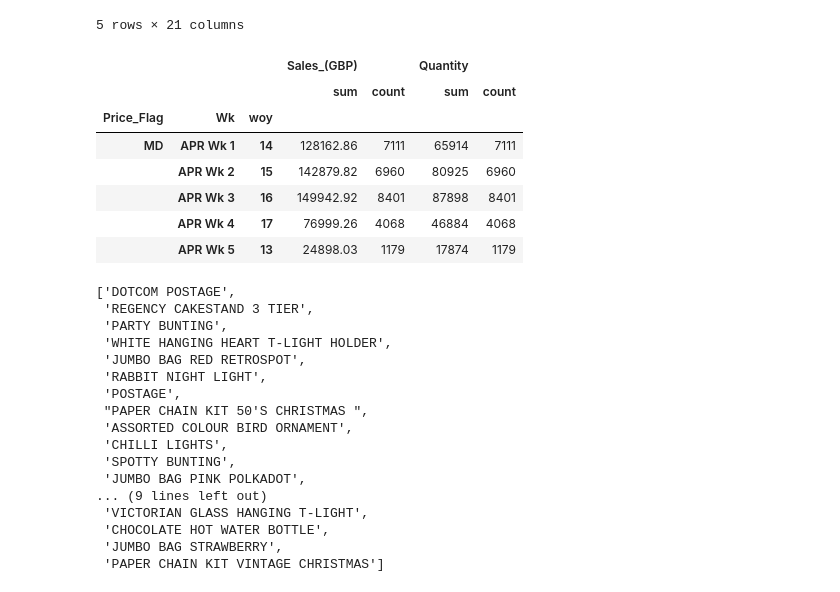
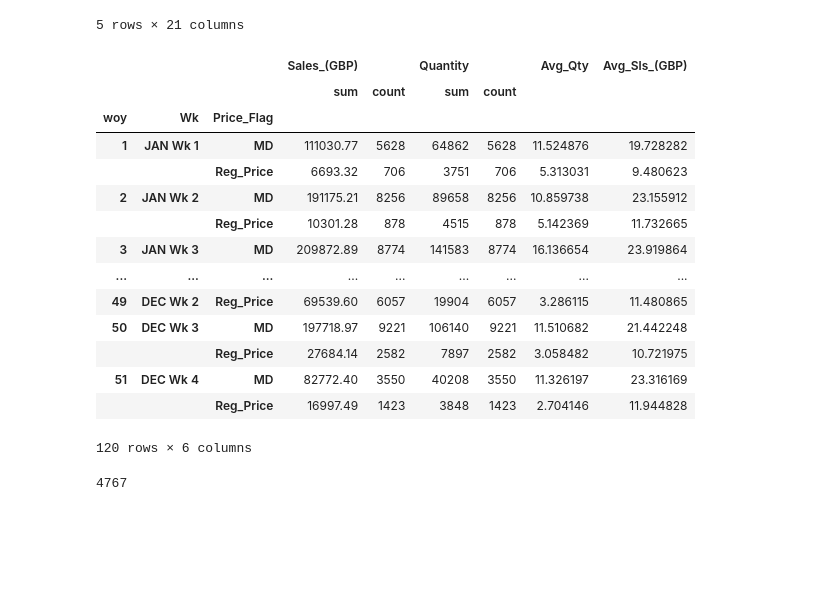
Before and after one commit to axpinkerton/projects, a Jupyter notebook: proj1nb.ipynb, the cells around one changed output. Cells and saved outputs as stored; diff of their text form; code cells hidden in the pictures; blank space fills up the shorter version.

```diff
--- a/proj1nb.ipynb
+++ b/proj1nb.ipynb
@@ -12,6 +12,8 @@ import matplotlib as mpl
 import matplotlib.pyplot as plt
 import seaborn as sns
 ##https://www.kaggle.com/vijayuv/onlineretail?select=OnlineRetail.csv
+# %%
+pd.set_option('display.max_columns', 50)
 # %%
 ttl = pd.read_csv('/Users/APinkerton/NYC_DS_A/projects/proj_1/OnlineRetail.csv',encoding= 'unicode_escape')
 ttl.columns
@@ -257,42 +293,41 @@ reg_md.head()
 | 4 | 536365 | 84029E | RED WOOLLY HOTTIE WHITE HEART. | 6 | 3.39 | 17850.0 | United Kingdom | 2010-12-01 | 20.34 | ... |
 5 rows × 21 columns
 # %%
-final_pricing = reg_md.groupby(['Price_Flag', 'Wk','woy'])['Sales_(GBP)','Quantity'].agg(['sum','count']).copy()
-final_pricing.head()
+final_pricing = reg_md.groupby(['woy','Wk','Price_Flag'])[['Sales_(GBP)','Quantity']].agg(['sum','count']).copy()
+final_pricing['Avg_Qty'] = final_pricing[('Quantity', 'sum')] / final_pricing[('Quantity', 'count')]
+final_pricing['Avg_Sls_(GBP)'] = final_pricing[('Sales_(GBP)', 'sum')] / final_pricing[('Sales_(GBP)', 'count')]
+final_pricing
 # %% [output]
-|  |  |  | Sales_(GBP) |  | Quantity |  |
-|  |  |  | sum | count | sum | count |
-| Price_Flag | Wk | woy |  |  |  |  |
-| MD | APR Wk 1 | 14 | 128162.86 | 7111 | 65914 | 7111 |
-|  | APR Wk 2 | 15 | 142879.82 | 6960 | 80925 | 6960 |
-|  | APR Wk 3 | 16 | 149942.92 | 8401 | 87898 | 8401 |
-|  | APR Wk 4 | 17 | 76999.26 | 4068 | 46884 | 4068 |
-|  | APR Wk 5 | 13 | 24898.03 | 1179 | 17874 | 1179 |
+|  |  |  | Sales_(GBP) |  | Quantity |  | Avg_Qty | Avg_Sls_(GBP) |
+|  |  |  | sum | count | sum | count |  |  |
+| woy | Wk | Price_Flag |  |  |  |  |  |  |
+| 1 | JAN Wk 1 | MD | 111030.77 | 5628 | 64862 | 5628 | 11.524876 | 19.728282 |
+|  |  | Reg_Price | 6693.32 | 706 | 3751 | 706 | 5.313031 | 9.480623 |
+| 2 | JAN Wk 2 | MD | 191175.21 | 8256 | 89658 | 8256 | 10.859738 | 23.155912 |
+|  |  | Reg_Price | 10301.28 | 878 | 4515 | 878 | 5.142369 | 11.732665 |
+| 3 | JAN Wk 3 | MD | 209872.89 | 8774 | 141583 | 8774 | 16.136654 | 23.919864 |
+| ... | ... | ... | ... | ... | ... | ... | ... | ... |
+| 49 | DEC Wk 2 | Reg_Price | 69539.60 | 6057 | 19904 | 6057 | 3.286115 | 11.480865 |
+| 50 | DEC Wk 3 | MD | 197718.97 | 9221 | 106140 | 9221 | 11.510682 | 21.442248 |
+|  |  | Reg_Price | 27684.14 | 2582 | 7897 | 2582 | 3.058482 | 10.721975 |
+| 51 | DEC Wk 4 | MD | 82772.40 | 3550 | 40208 | 3550 | 11.326197 | 23.316169 |
+|  |  | Reg_Price | 16997.49 | 1423 | 3848 | 1423 | 2.704146 | 11.944828 |
+120 rows × 6 columns
 # %%
 by_prod = new.groupby(['StockCode','Description','Month'])[['Quantity','Sales_(GBP)']].agg(['sum']).copy()
 # %%
 top = new.groupby(['StockCode','Description'])[['Quantity','Sales_(GBP)']].agg(['sum']).copy()
 top.columns
+rest=[]
 top_prod = top.sort_values(('Sales_(GBP)', 'sum'),ascending=False).head(25).copy()
+rest_prod = top.sort_values(('Sales_(GBP)', 'sum'),ascending=False).iloc[25:,:].copy()
 top25=[]
 for [s,d] in top_prod.index:
     top25.append(d)
+for [s,d] in rest_prod.index:
+    rest.append(d)
+
 top25
+len(rest)
 # %% [output]
-['DOTCOM POSTAGE',
- 'REGENCY CAKESTAND 3 TIER',
- 'PARTY BUNTING',
- 'WHITE HANGING HEART T-LIGHT HOLDER',
- 'JUMBO BAG RED RETROSPOT',
- 'RABBIT NIGHT LIGHT',
- 'POSTAGE',
- "PAPER CHAIN KIT 50'S CHRISTMAS ",
- 'ASSORTED COLOUR BIRD ORNAMENT',
- 'CHILLI LIGHTS',
- 'SPOTTY BUNTING',
- 'JUMBO BAG PINK POLKADOT',
-... (9 lines left out)
- 'VICTORIAN GLASS HANGING T-LIGHT',
- 'CHOCOLATE HOT WATER BOTTLE',
- 'JUMBO BAG STRAWBERRY',
- 'PAPER CHAIN KIT VINTAGE CHRISTMAS']
+4767
```
Also changed, not shown: parts of 3 cells of this notebook.
